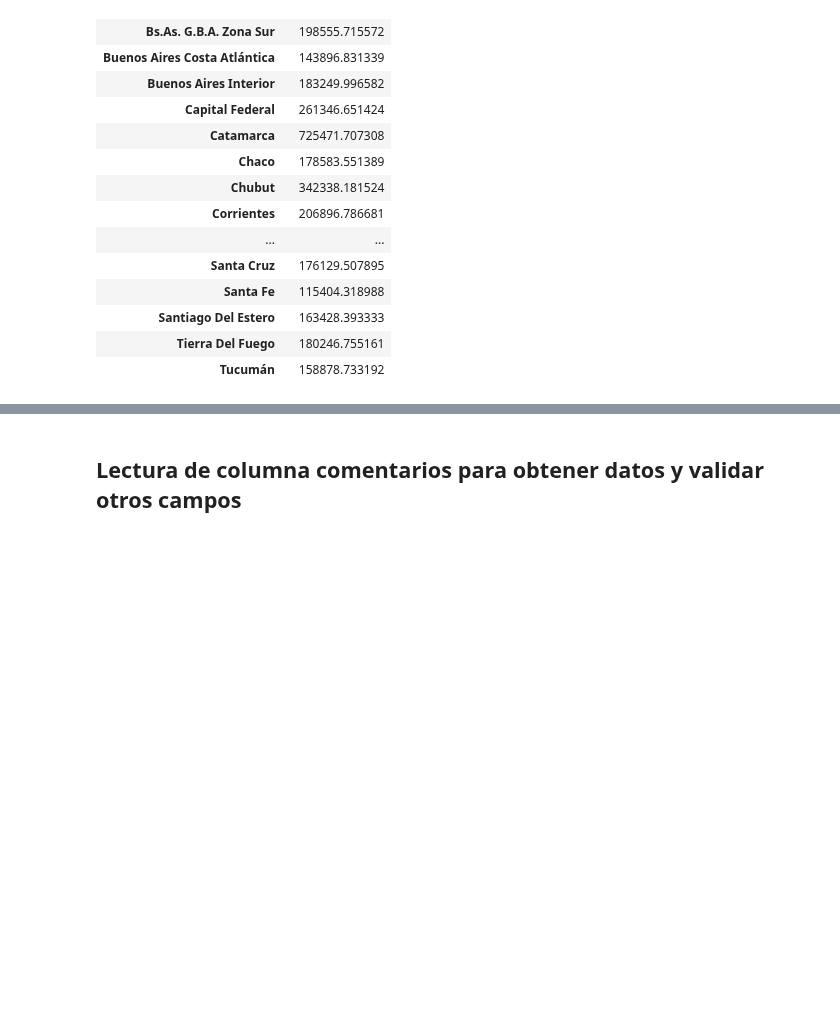
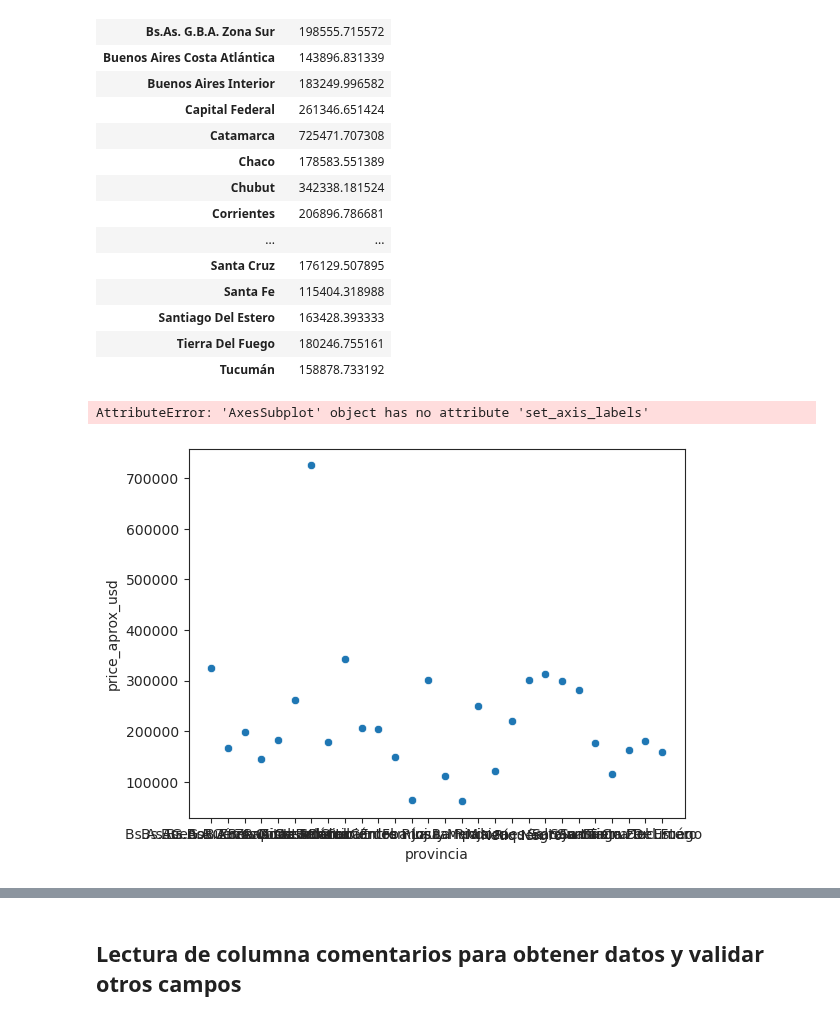
Before and after one commit to Facundo-Peloso/DH-TP-1---Grupo-10, a Jupyter notebook: Main-TP1 copy.ipynb, the cells around one changed output, grey strips where cells are left out. Drawn from its saved outputs; the diff is of its cells as text; code cells hidden in the pictures; blank space fills up the shorter version.

```diff
--- a/Main-TP1 copy.ipynb
+++ b/Main-TP1 copy.ipynb
@@ -931,6 +1037,14 @@ precio_medio_por_provincia
 | Santiago Del Estero | 163428.393333 |
 | Tierra Del Fuego | 180246.755161 |
 | Tucumán | 158878.733192 |
+# %%
+with sns.axes_style(style='ticks'):
+    g= sns.scatterplot(x='provincia', y='price_aprox_usd',data=precio_medio_por_provincia)
+    g.set_axis_labels("Provincia", "Precio Medio")
+    g.set_xticklabels(rotation=90)
+# %% [output]
+AttributeError: 'AxesSubplot' object has no attribute 'set_axis_labels'
+[figure, added]
 # %%
 with sns.axes_style(style='ticks'):
     g = sns.catplot(x = "provincia", y = "price_aprox_usd", data=precio_por_provincia, kind="box")
```
Also changed, not shown: parts of 26 cells of this notebook, 2 other files.
